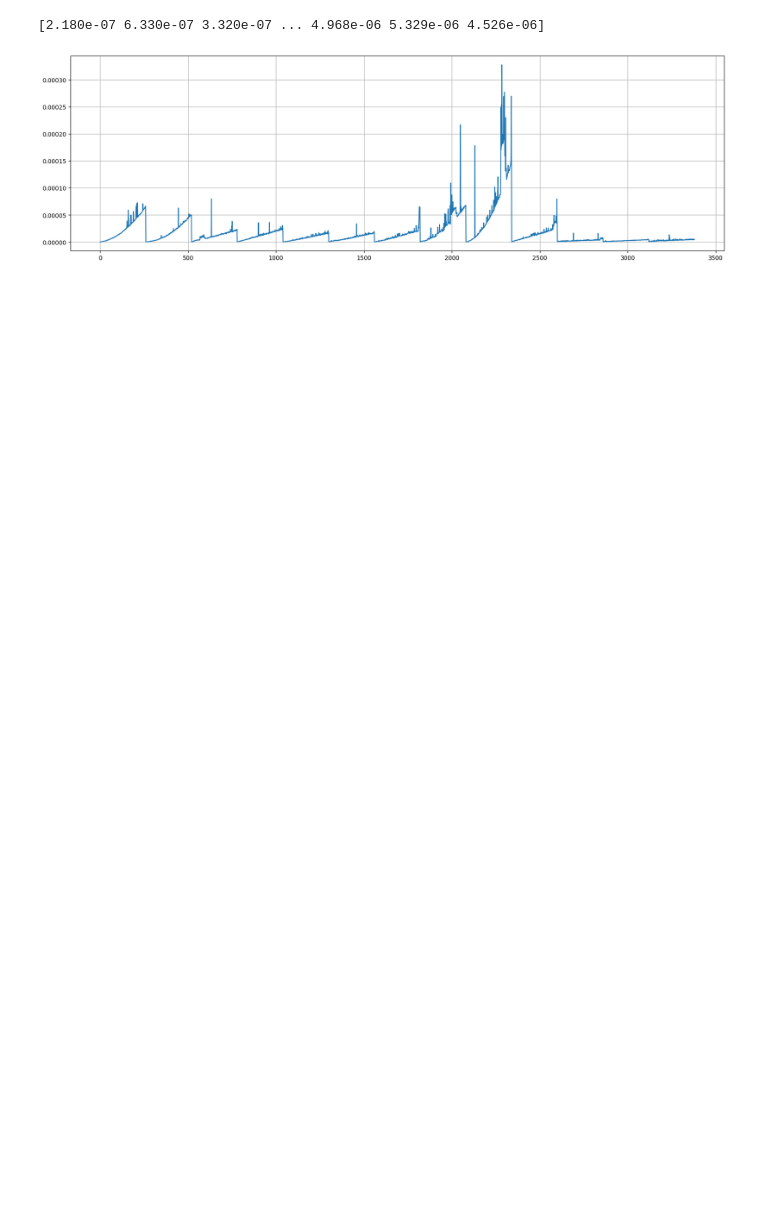
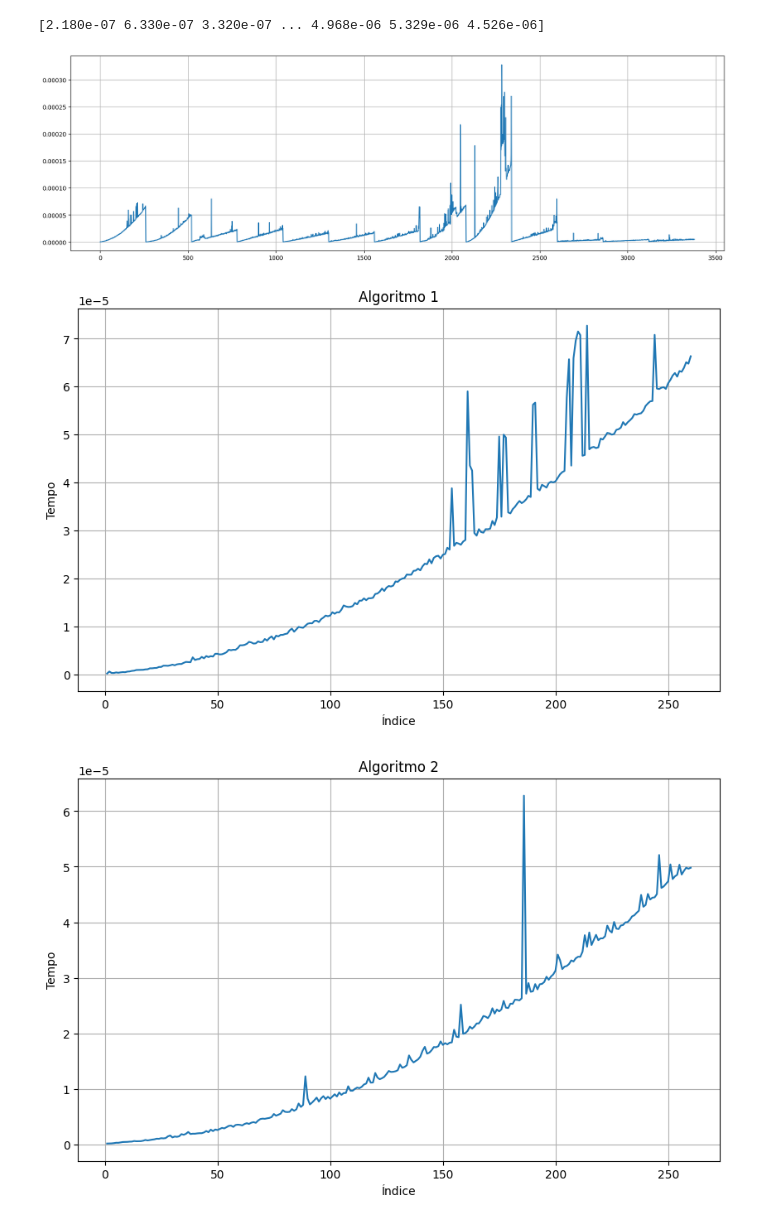
Before and after one commit to flaviosoriano/TP1-Estrutura-de-dados, a Jupyter notebook: pedro/graficos.ipynb, the cells around one changed output. Cells and saved outputs as stored; diff of their text form; code cells hidden in the pictures; blank space fills up the shorter version.

```diff
--- a/pedro/graficos.ipynb
+++ b/pedro/graficos.ipynb
@@ -25,3 +25,37 @@ plt.show()
 # %% [output]
 [2.180e-07 6.330e-07 3.320e-07 ... 4.968e-06 5.329e-06 4.526e-06]
 [figure]
+# %%
+import numpy as np
+import matplotlib.pyplot as plt
+import pandas as pd
+
+# Carregar o arquivo CSV
+df = pd.read_csv('resultados.csv')
+
+# Número de algoritmos
+num_algoritmos = 13
+
+# Número de pontos de dados por algoritmo
+num_pontos = 260
+
+# Loop sobre os algoritmos
+for i in range(num_algoritmos):
+    # Índices do intervalo atual
+    inicio = i * num_pontos
+    fim = (i + 1) * num_pontos
+
+    # Extrair os dados da coluna 9 e converter em numpy array
+    coluna_9 = df.iloc[inicio:fim, 8].values.astype(float)
+
+    # Plotar o gráfico
+    plt.figure(figsize=(10, 6))
+    plt.plot(np.arange(1, num_pontos + 1), coluna_9)
+    plt.xlabel('Índice')
+    plt.ylabel('Tempo')
+    plt.title(f'Algoritmo {i+1}')
+    plt.grid(True)
+    plt.show()
+# %% [output]
+[figure, added]
+[figure, added]
```
Also changed, not shown: parts of 1 cell of this notebook.
